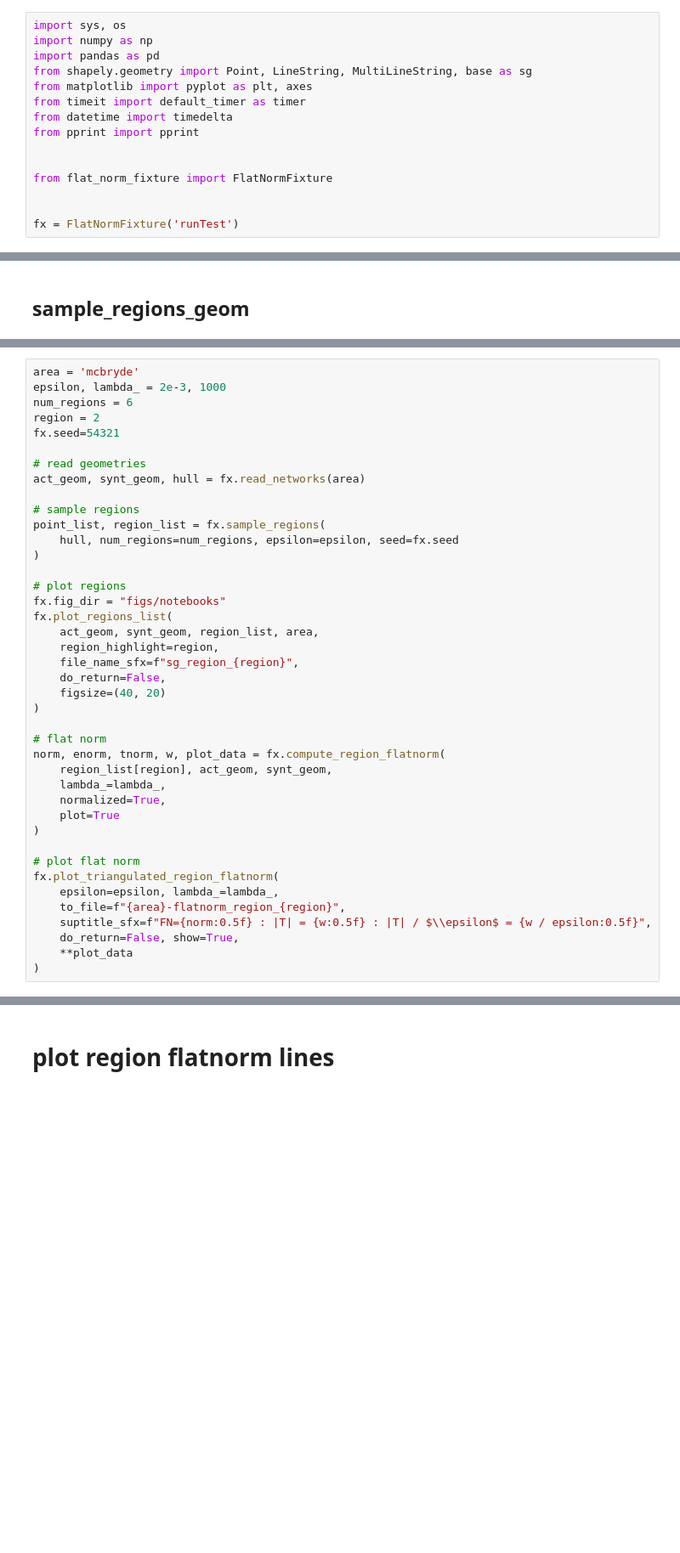
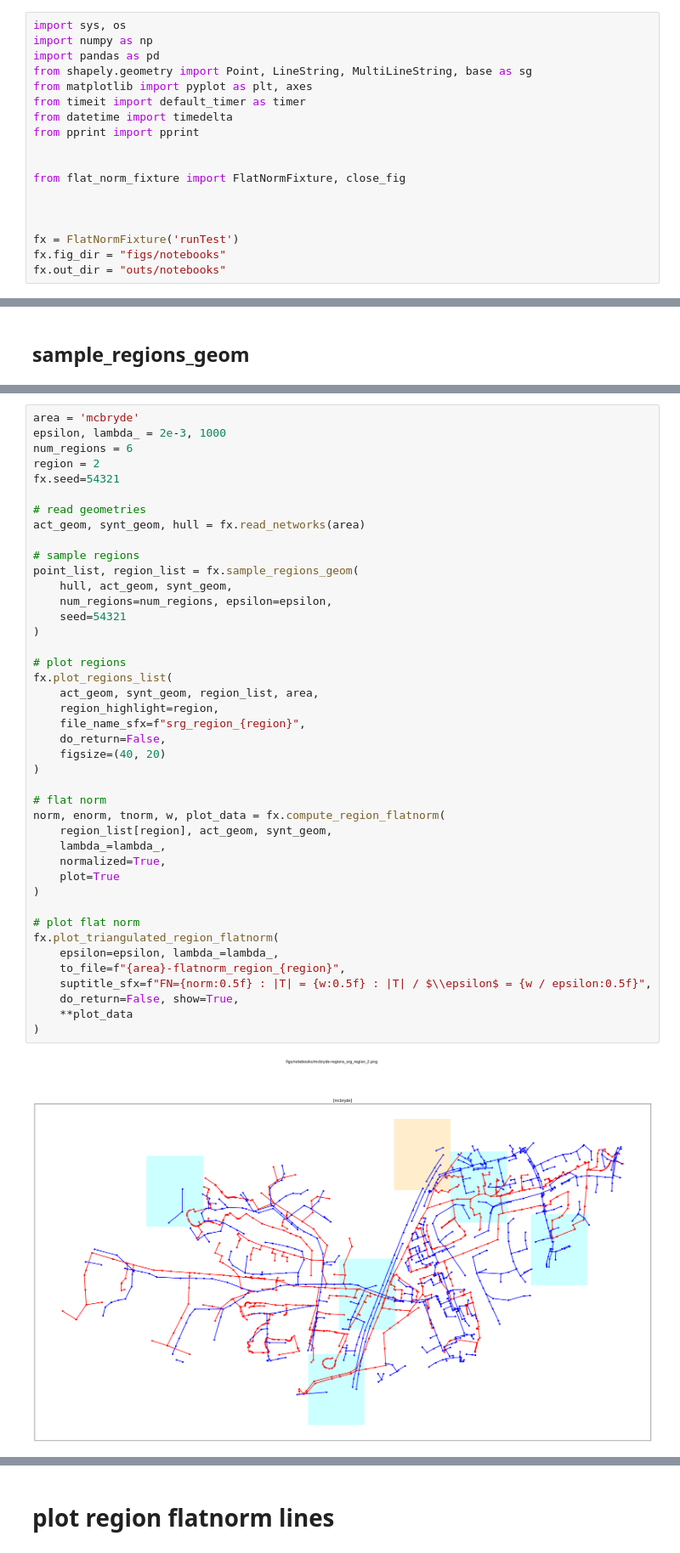
Before and after one commit to KostyaLyman/flat-norm-network-comparison, a Jupyter notebook: flat_norm_notebook.ipynb, the cells around one changed output, grey strips where cells are left out. Shown at 85% size. Saved outputs shown, nothing was run; the diff lists cells and outputs as text; blank space fills up the shorter version.

```diff
--- a/flat_norm_notebook.ipynb
+++ b/flat_norm_notebook.ipynb
@@ -11,10 +11,13 @@ from datetime import timedelta
 from pprint import pprint
 
 
-from flat_norm_fixture import FlatNormFixture
+from flat_norm_fixture import FlatNormFixture, close_fig
+
 
 
 fx = FlatNormFixture('runTest')
+fx.fig_dir = "figs/notebooks"
+fx.out_dir = "outs/notebooks"
 # %% [markdown]
 # plot regions
 # %% [markdown]
@@ -83,34 +86,37 @@ fx.seed=54321
 # read geometries
 act_geom, synt_geom, hull = fx.read_networks(area)
 
 # sample regions
-point_list, region_list = fx.sample_regions(
-    hull, num_regions=num_regions, epsilon=epsilon, seed=fx.seed
+point_list, region_list = fx.sample_regions_geom(
+    hull, act_geom, synt_geom,
+    num_regions=num_regions, epsilon=epsilon,
+    seed=54321
 )
 
 # plot regions
-fx.fig_dir = "figs/notebooks"
 fx.plot_regions_list(
     act_geom, synt_geom, region_list, area,
     region_highlight=region,
-    file_name_sfx=f"sg_region_{region}",
+    file_name_sfx=f"srg_region_{region}",
     do_return=False,
     figsize=(40, 20)
 )
 
 # flat norm
 norm, enorm, tnorm, w, plot_data = fx.compute_region_flatnorm(
     region_list[region], act_geom, synt_geom,
     lambda_=lambda_,
     normalized=True,
     plot=True
 )
 
 # plot flat norm
 fx.plot_triangulated_region_flatnorm(
     epsilon=epsilon, lambda_=lambda_,
     to_file=f"{area}-flatnorm_region_{region}",
     suptitle_sfx=f"FN={norm:0.5f} : |T| = {w:0.5f} : |T| / $\\epsilon$ = {w / epsilon:0.5f}",
     do_return=False, show=True,
     **plot_data
 )
+# %% [output]
+[figure, added]
```
Also changed, not shown: parts of 25 cells of this notebook, 4 other files.
